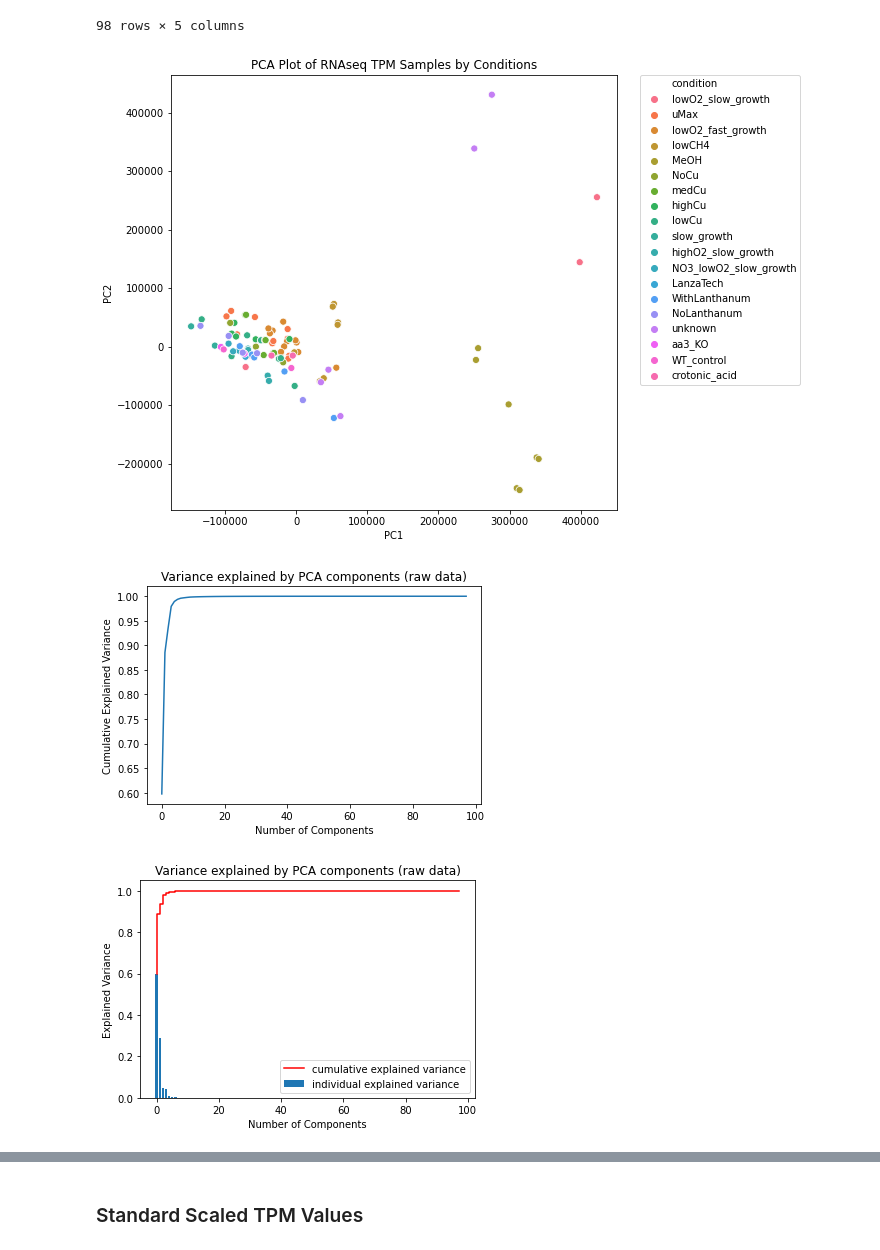
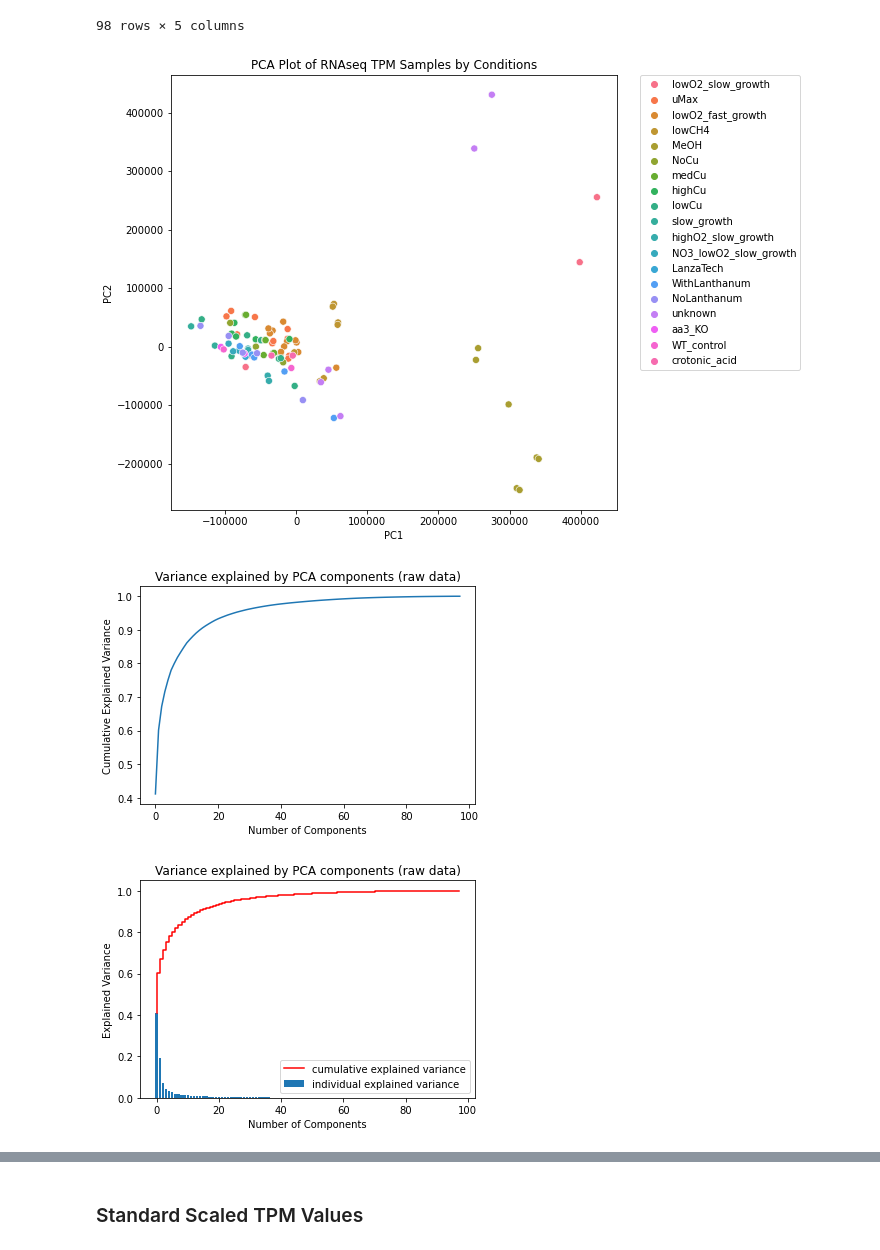
Before and after one commit to vsk-1167/research-5G-transcriptomic-exploration, a Jupyter notebook: dimRed_and_cluster_tpm_data.ipynb, the cells around one changed output, grey strips where cells are left out. Saved outputs shown, nothing was run; the diff lists cells and outputs as text; code cells hidden in the pictures.

```diff
--- a/dimRed_and_cluster_tpm_data.ipynb
+++ b/dimRed_and_cluster_tpm_data.ipynb
@@ -217,8 +215,7 @@ df_raw_tpm
 
 from sklearn.decomposition import PCA
 
-pca_explained = PCA(n_components=98)
-pca = PCA(n_components=2)
+pca = PCA()
 pca_3d = PCA(n_components = 3)
 # %% [markdown]
 
@@ -254,17 +252,17 @@ df_dim_reduced_raw
 # --> Note that they have been colored by their sample's experimental condition
 
 title = "PCA Plot of RNAseq TPM Samples by Conditions"
-matplotlib_scatter(df_dim_reduced_raw, title,"condition")
+seaborn_scatter(df_dim_reduced_raw, title,"condition")
 # %% [output]
-[figure, old version]
+[figure, new version]
 # %%
 # draw basic matplotlib plots of variance explained and projections
-pca = PCA()
-pca.fit_transform(df_raw_tpm)
+pca_explained = PCA()
+pca_explained.fit_transform(df_raw_tpm)
 plot_pca_var(pca, tag = "raw data")
 # %% [output]
-[figure, old version]
+[figure, new version]
-[figure, old version]
+[figure, new version]
 # %%
 # 3D attempt at PCA Visualization
 # thoughts: not as informative as initially expected.
```
Also changed, not shown: parts of 10 cells of this notebook, 11 other files.
